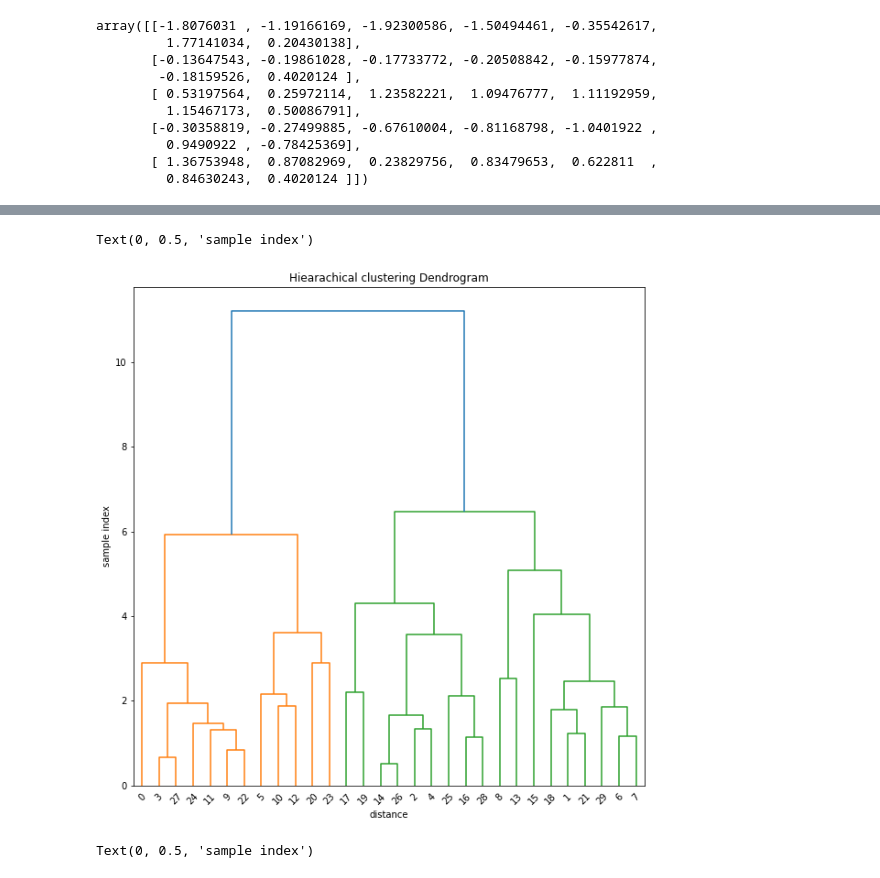
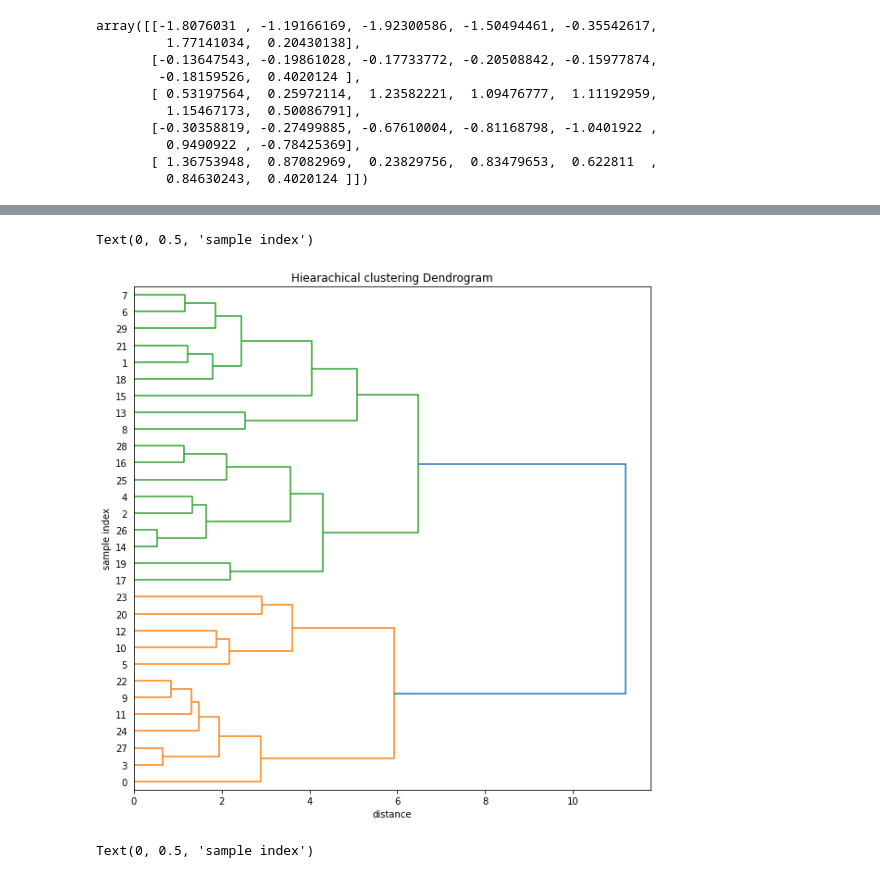
Before and after one commit to nsh6547/POSCO_Ai-BigData_academy, a Jupyter notebook: Week2_BigData/수업/A1_노선호_빅데이터2_1121.ipynb, the cells around one changed output, grey strips where cells are left out. Drawn from its saved outputs; the diff is of its cells as text; code cells hidden in the pictures.

```diff
--- a/Week2_BigData/수업/A1_노선호_빅데이터2_1121.ipynb
+++ b/Week2_BigData/수업/A1_노선호_빅데이터2_1121.ipynb
@@ -60,7 +60,8 @@ import graphviz
 from sklearn.cluster import KMeans, DBSCAN
 from scipy.cluster.hierarchy import linkage, dendrogram, fcluster
 # %%
-df=pd.read_csv("/home/piai/Desktop/POSCO_Ai-BigData_academy/Week2_BigData/실습파일/직무능력평가.csv")
+# df=pd.read_csv("/home/piai/Desktop/POSCO_Ai-BigData_academy/Week2_BigData/실습파일/직무능력평가.csv")
+df=pd.read_csv("C:/Users/nsh65/Documents/POSCO_Ai-BigData_academy/Week2_BigData/실습파일/직무능력평가.csv")
 df.head()
 # %% [output]
 |  | EVAL | DISSATIS | PRIVILEGE | CHANCE | ADVANCE | CRITISM | PROMOTION |
@@ -115,13 +116,13 @@ array([[14.        , 26.        ,  0.52156235,  2.        ],
 # %%
 plt.figure(figsize=(10,10))
 ax=plt.subplot(111)
-dendrogram(z_ward,leaf_font_size = 10 , orientation = 'top')
+dendrogram(z_ward,leaf_font_size = 10 , orientation = 'right')
 plt.title("Hiearachical clustering Dendrogram")
 plt.xlabel("distance")
 plt.ylabel("sample index")
 # %% [output]
 Text(0, 0.5, 'sample index')
-[figure, old version]
+[figure, new version]
 # %%
 plt.figure(figsize=(10,10))
 ax=plt.subplot(111)
```
Also changed, not shown: parts of 12 cells of this notebook, 1 other file.
